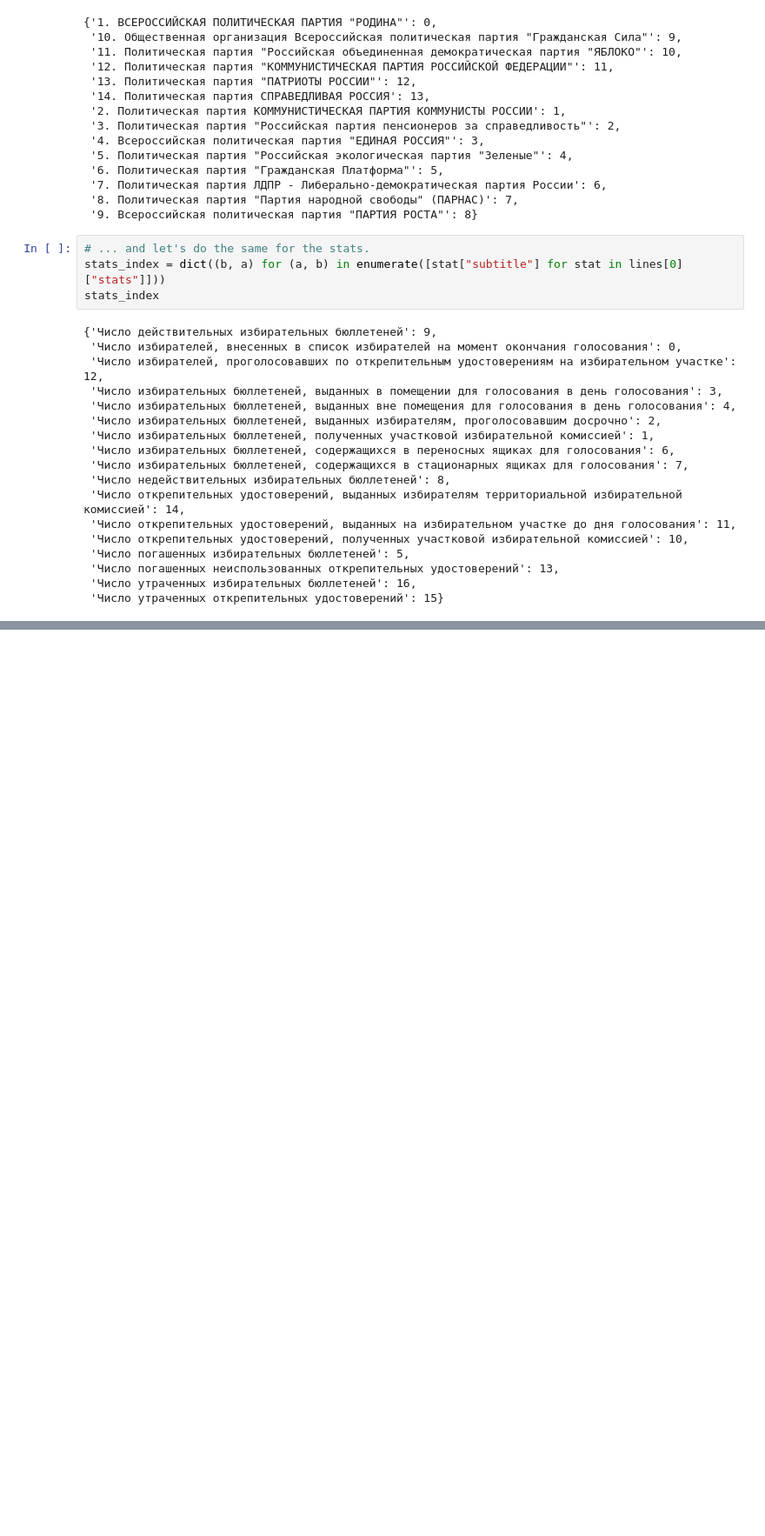
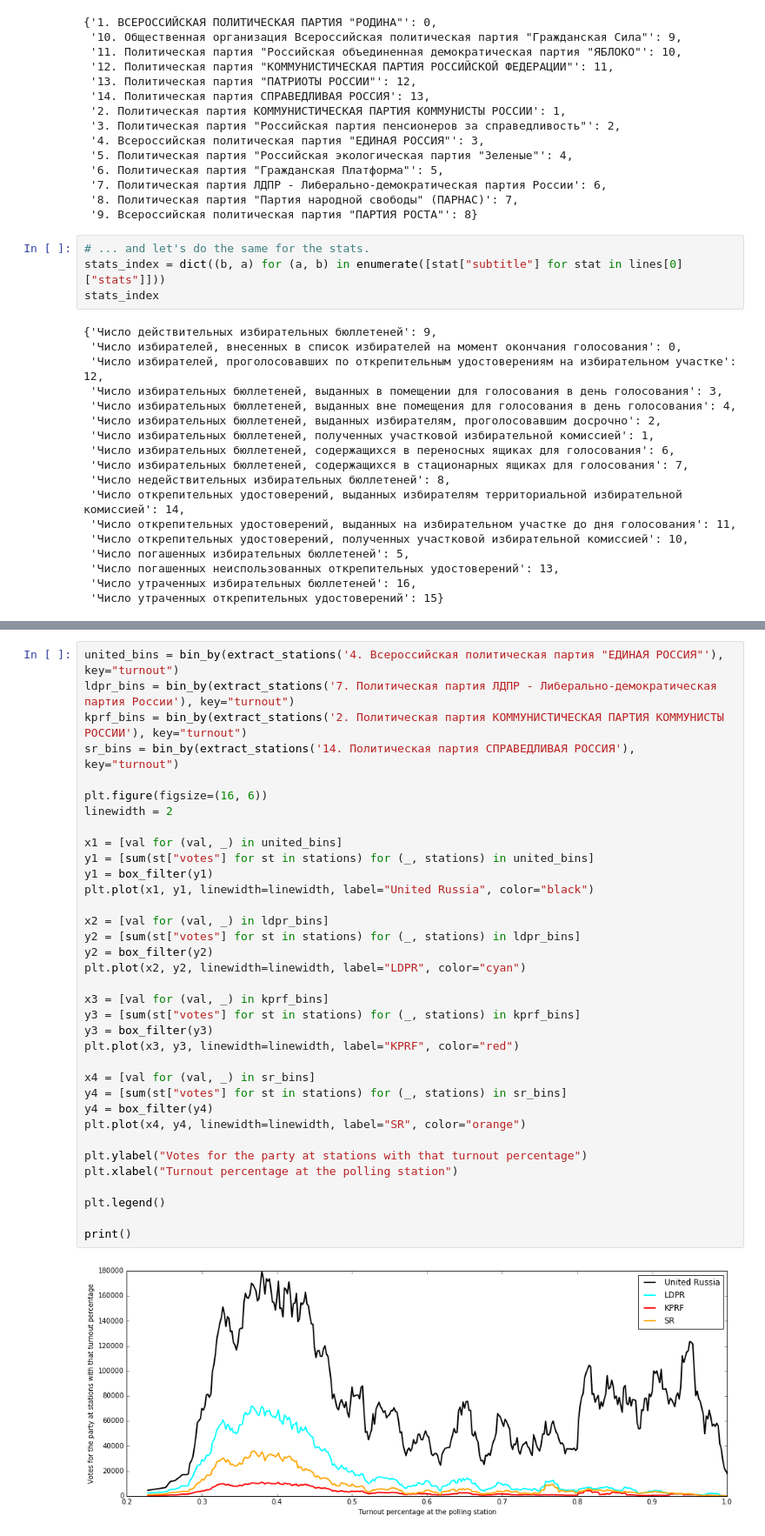
Before and after one commit to mpenkov/gosduma7, a Jupyter notebook: Elections to the State Duma 2016.ipynb, the cells around one changed output, grey strips where cells are left out. Shown at 87% size. Cells and saved outputs as stored; diff of their text form; blank space fills up the shorter version.

```diff
--- a/Elections to the State Duma 2016.ipynb
+++ b/Elections to the State Duma 2016.ipynb
@@ -201,0 +198,37 @@ print()
+# %%
+united_bins = bin_by(extract_stations('4. Всероссийская политическая партия "ЕДИНАЯ РОССИЯ"'), key="turnout")
+ldpr_bins = bin_by(extract_stations('7. Политическая партия ЛДПР - Либерально-демократическая партия России'), key="turnout")
+kprf_bins = bin_by(extract_stations('2. Политическая партия КОММУНИСТИЧЕСКАЯ ПАРТИЯ КОММУНИСТЫ РОССИИ'), key="turnout")
+sr_bins = bin_by(extract_stations('14. Политическая партия СПРАВЕДЛИВАЯ РОССИЯ'), key="turnout")
+
+plt.figure(figsize=(16, 6))
+linewidth = 2
+
+x1 = [val for (val, _) in united_bins]
+y1 = [sum(st["votes"] for st in stations) for (_, stations) in united_bins]
+y1 = box_filter(y1)
+plt.plot(x1, y1, linewidth=linewidth, label="United Russia", color="black")
+
+x2 = [val for (val, _) in ldpr_bins]
+y2 = [sum(st["votes"] for st in stations) for (_, stations) in ldpr_bins]
+y2 = box_filter(y2)
+plt.plot(x2, y2, linewidth=linewidth, label="LDPR", color="cyan")
+
+x3 = [val for (val, _) in kprf_bins]
+y3 = [sum(st["votes"] for st in stations) for (_, stations) in kprf_bins]
+y3 = box_filter(y3)
+plt.plot(x3, y3, linewidth=linewidth, label="KPRF", color="red")
+
+x4 = [val for (val, _) in sr_bins]
+y4 = [sum(st["votes"] for st in stations) for (_, stations) in sr_bins]
+y4 = box_filter(y4)
+plt.plot(x4, y4, linewidth=linewidth, label="SR", color="orange")
+
+plt.ylabel("Votes for the party at stations with that turnout percentage")
+plt.xlabel("Turnout percentage at the polling station")
+
+plt.legend()
+
+print()
+# %% [output]
+[figure, added]
```
Also changed, not shown: parts of 9 cells of this notebook.
